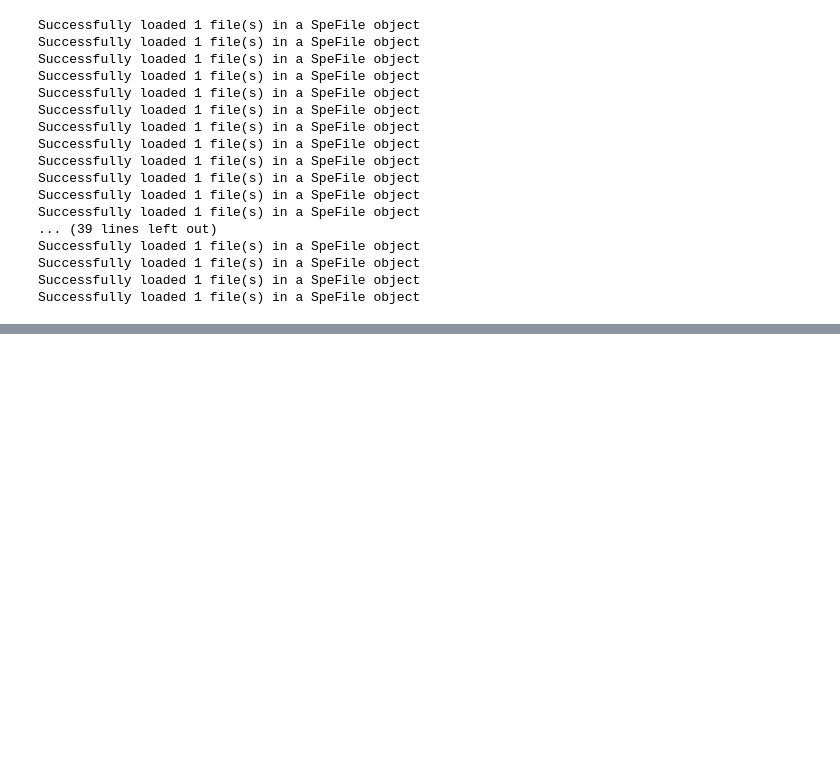
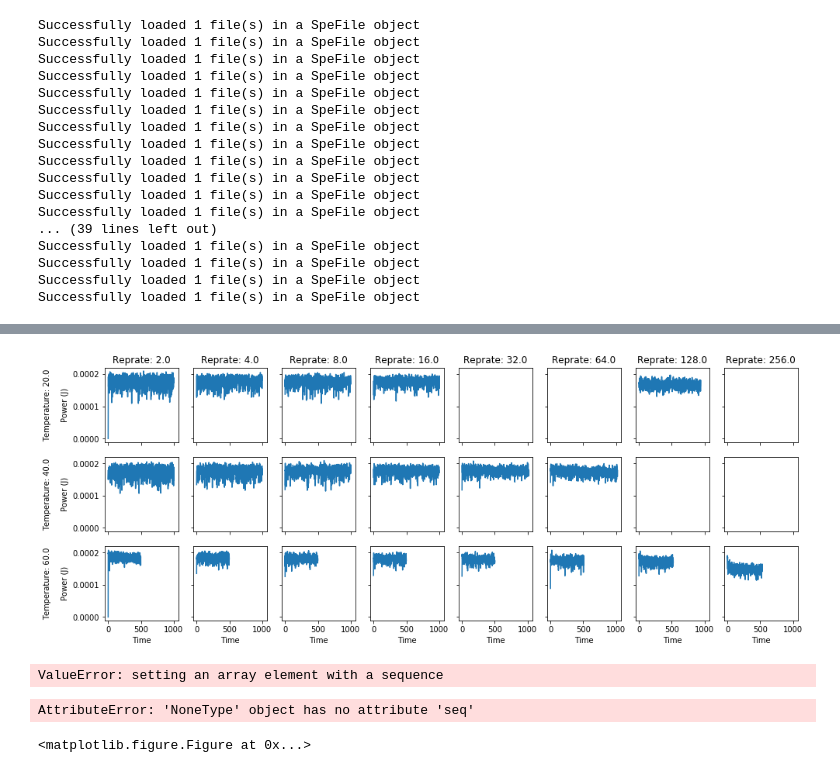
Before and after one commit to msb002/MHDlab, a Jupyter notebook: Analysis/Jupyter Notebooks/TRPL/VaporTubes 10-25-18.ipynb, the cells around one changed output, grey strips where cells are left out. Saved outputs shown, nothing was run; the diff lists cells and outputs as text; code cells hidden in the pictures; blank space fills up the shorter version.

```diff
--- a/Analysis/Jupyter Notebooks/TRPL/VaporTubes 10-25-18.ipynb
+++ b/Analysis/Jupyter Notebooks/TRPL/VaporTubes 10-25-18.ipynb
@@ -234,0 +188,11 @@ data[0][0]
+# %%
+fig, axes = plotgrid(dfs_pow_m1,xlabel = "Time", ylabel = "Power (J)")
+# %% [output]
+[figure, added]
+# %%
+fig,axes = plotgrid(dfs_T_cut, sharex = False,xlabel = "Time", ylabel = "Temperature (C)")
+fig.autofmt_xdate()
+# %% [output]
+ValueError: setting an array element with a sequence
+AttributeError: 'NoneType' object has no attribute 'seq'
+<matplotlib.figure.Figure at 0x...>
```
Also changed, not shown: parts of 12 cells of this notebook, 2 other files.
